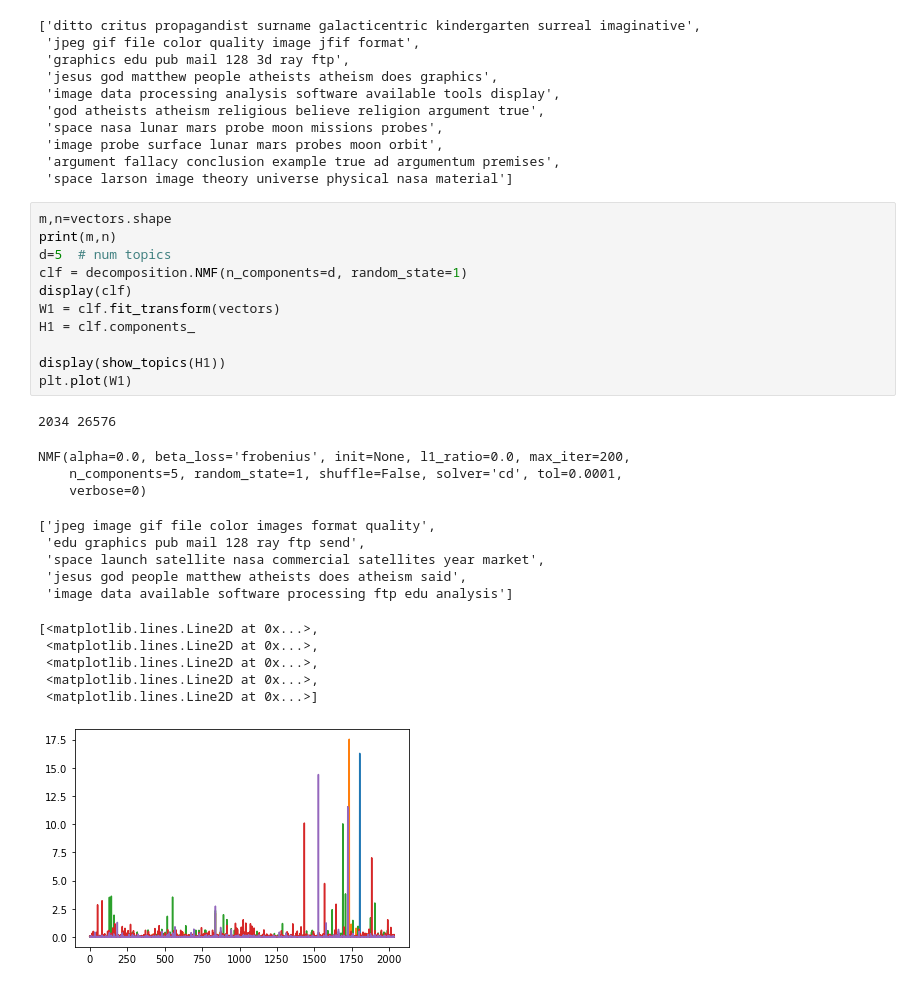
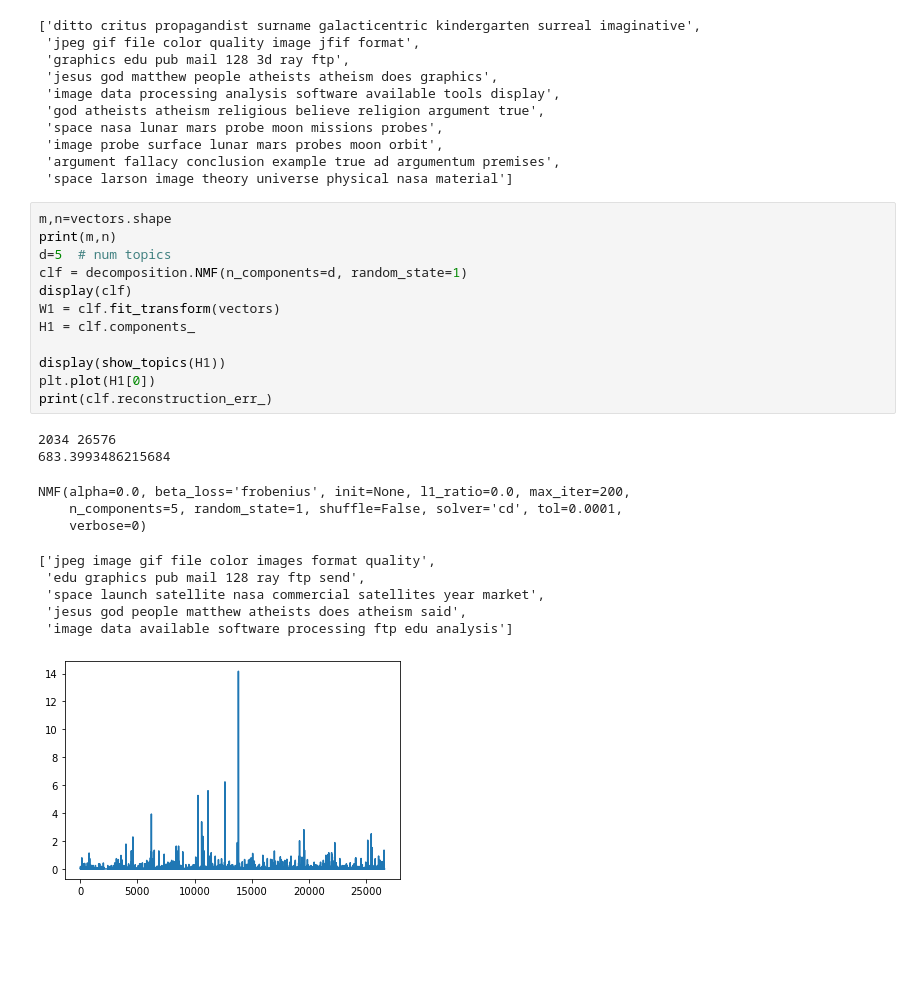
Before and after one commit to amanintech/nlp, a Jupyter notebook: NLP.ipynb, the cells around one changed output. Cells and saved outputs as stored; diff of their text form; blank space fills up the shorter version.

```diff
--- a/NLP.ipynb
+++ b/NLP.ipynb
@@ -166,27 +166,24 @@ show_topics(Vh[:10])
 # %%
 m,n=vectors.shape
 print(m,n)
 d=5  # num topics
 clf = decomposition.NMF(n_components=d, random_state=1)
 display(clf)
 W1 = clf.fit_transform(vectors)
 H1 = clf.components_
 
 display(show_topics(H1))
-plt.plot(W1)
+plt.plot(H1[0])
+print(clf.reconstruction_err_)
 # %% [output]
 2034 26576
+683.3993486215684
 NMF(alpha=0.0, beta_loss='frobenius', init=None, l1_ratio=0.0, max_iter=200,
     n_components=5, random_state=1, shuffle=False, solver='cd', tol=0.0001,
     verbose=0)
 ['jpeg image gif file color images format quality',
  'edu graphics pub mail 128 ray ftp send',
  'space launch satellite nasa commercial satellites year market',
  'jesus god people matthew atheists does atheism said',
  'image data available software processing ftp edu analysis']
-[<matplotlib.lines.Line2D at 0x...>,
- <matplotlib.lines.Line2D at 0x...>,
- <matplotlib.lines.Line2D at 0x...>,
- <matplotlib.lines.Line2D at 0x...>,
- <matplotlib.lines.Line2D at 0x...>]
-[figure, old version]
+[figure, new version]
```
Also changed, not shown: parts of 1 cell of this notebook.
